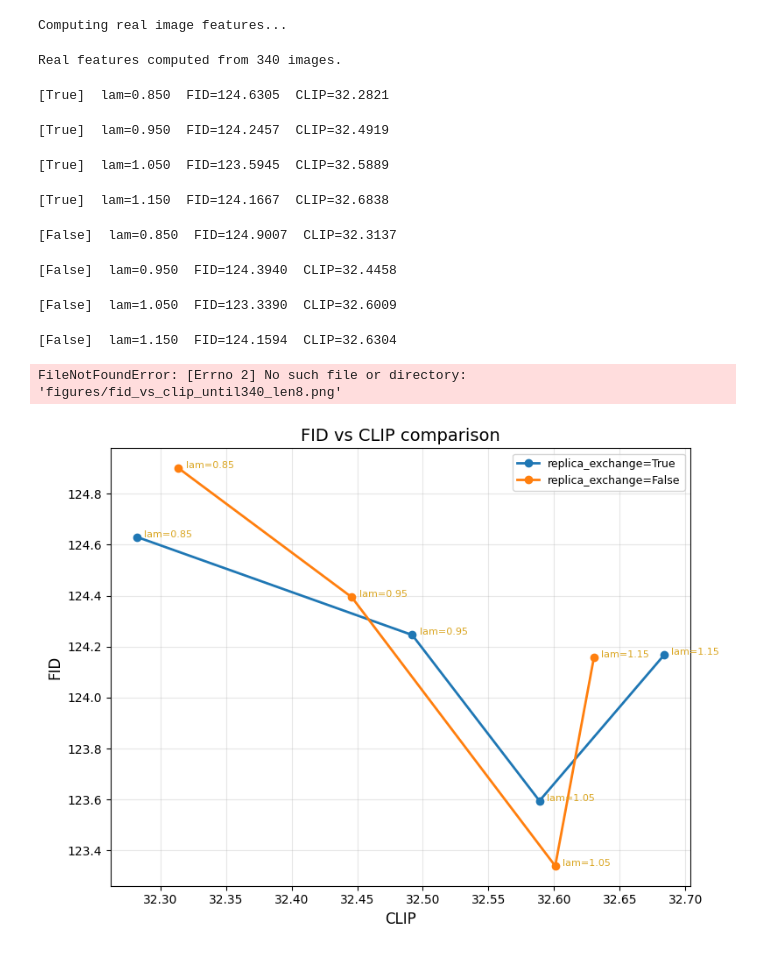
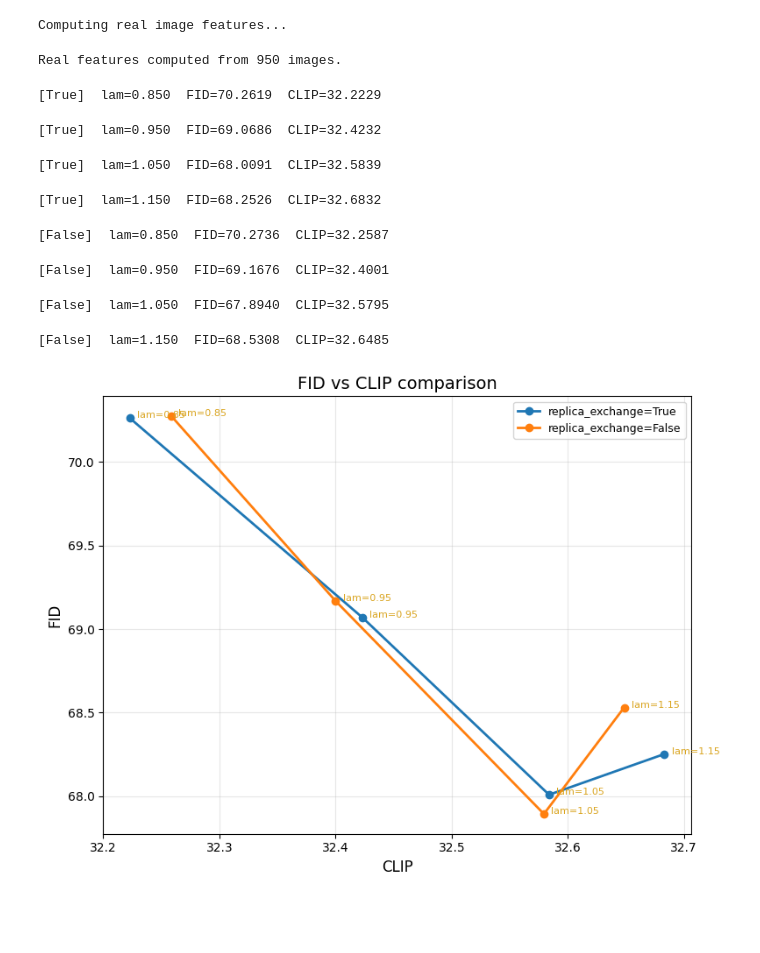
Before and after one commit to zoewus/STEER, a Jupyter notebook: notebooks/diffusers.ipynb, the cells around one changed output. Cells and saved outputs as stored; diff of their text form; code cells hidden in the pictures; blank space fills up the shorter version.

```diff
--- a/notebooks/diffusers.ipynb
+++ b/notebooks/diffusers.ipynb
@@ -12,41 +12,39 @@ torch.cuda.empty_cache()
 # %%
 import sys
 sys.path.append('~/STEER')  # or use os.path.expanduser('~/STEER')
 
 import importlib.util
 import os
 
 path = os.path.expanduser('~/STEER/diffusers/exchange_scripts/fid.py')
 spec = importlib.util.spec_from_file_location("generate_samples", path)
 module = importlib.util.module_from_spec(spec)
 spec.loader.exec_module(module)
 
 compute_sweep = module.compute_sweep
 
 import os
 from pathlib import Path
 
-os.environ["HF_TOKEN"] = "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"
 tsr_results = compute_sweep(
     replica_exchanges=[True, False],
     device="cuda",
     target_indices=None,
-    index_until=340,
+    index_until=950,
     tsr_dir=Path("images/tsr"),
-    pt_tsr_dir=Path("images/steer"),        # fix kwarg name
+    pt_tsr_dir=Path("images/steer_flow"),        # fix kwarg name
     lam_values_ptsr=[0.85, 0.95, 1.05, 1.15],
     lam_values_tsr=[0.85, 0.95, 1.05, 1.15],
 )
 # %% [output]
 Computing real image features...
-Real features computed from 340 images.
+Real features computed from 950 images.
-[True]  lam=0.850  FID=124.6305  CLIP=32.2821
+[True]  lam=0.850  FID=70.2619  CLIP=32.2229
-[True]  lam=0.950  FID=124.2457  CLIP=32.4919
+[True]  lam=0.950  FID=69.0686  CLIP=32.4232
-[True]  lam=1.050  FID=123.5945  CLIP=32.5889
+[True]  lam=1.050  FID=68.0091  CLIP=32.5839
-[True]  lam=1.150  FID=124.1667  CLIP=32.6838
+[True]  lam=1.150  FID=68.2526  CLIP=32.6832
-[False]  lam=0.850  FID=124.9007  CLIP=32.3137
+[False]  lam=0.850  FID=70.2736  CLIP=32.2587
-[False]  lam=0.950  FID=124.3940  CLIP=32.4458
+[False]  lam=0.950  FID=69.1676  CLIP=32.4001
-[False]  lam=1.050  FID=123.3390  CLIP=32.6009
+[False]  lam=1.050  FID=67.8940  CLIP=32.5795
-[False]  lam=1.150  FID=124.1594  CLIP=32.6304
+[False]  lam=1.150  FID=68.5308  CLIP=32.6485
-FileNotFoundError: [Errno 2] No such file or directory: 'figures/fid_vs_clip_until340_len8.png'
-[figure, old version]
+[figure, new version]
```
Also changed, not shown: 14 other files.
